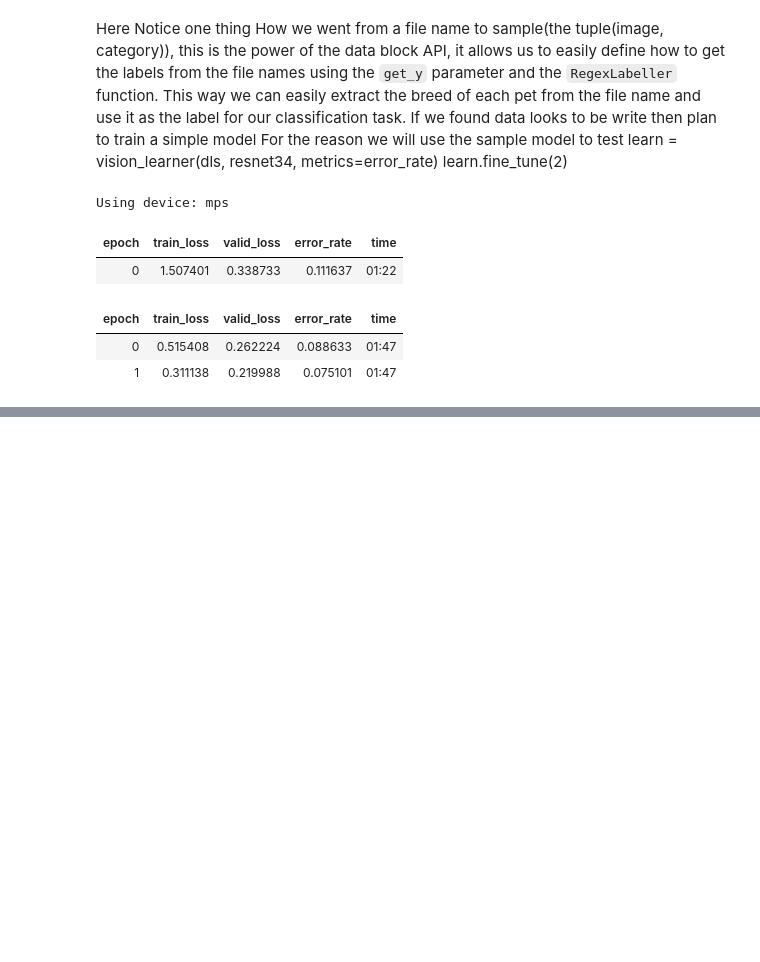
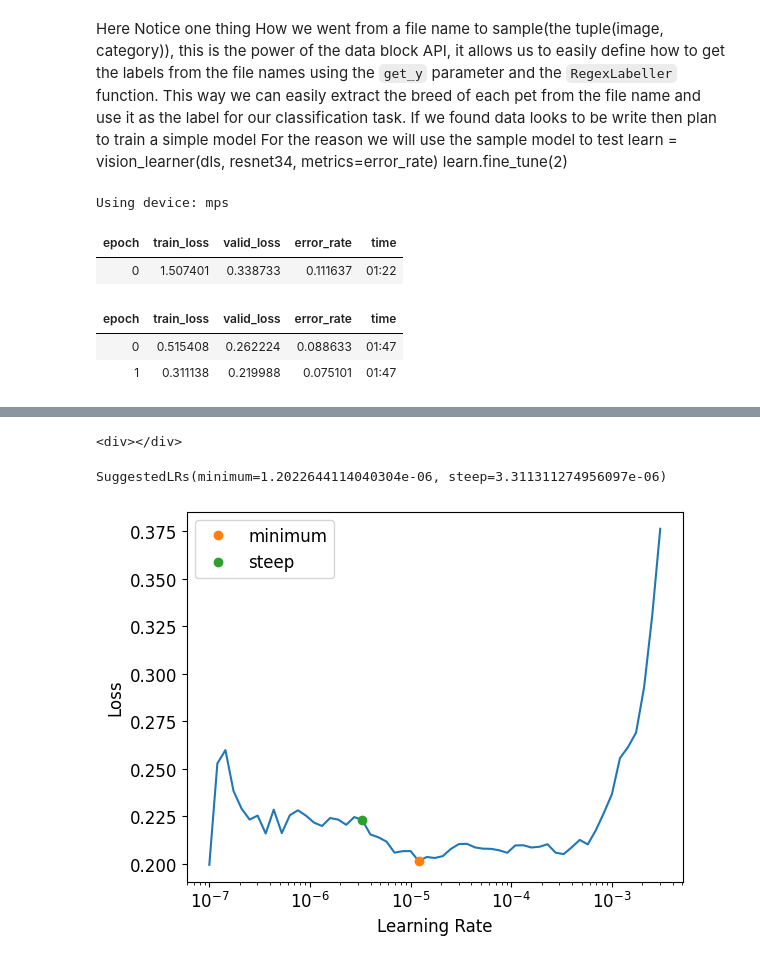
Before and after one commit to manojbaliyan16/project26, a Jupyter notebook: notebooks/5_pet_breads_CAT_Dog_Classifier.ipynb, the cells around one changed output, grey strips where cells are left out. Saved outputs shown, nothing was run; the diff lists cells and outputs as text; code cells hidden in the pictures; blank space fills up the shorter version.

```diff
--- a/notebooks/5_pet_breads_CAT_Dog_Classifier.ipynb
+++ b/notebooks/5_pet_breads_CAT_Dog_Classifier.ipynb
@@ -468,0 +687,3 @@ RuntimeError: Expected all tensors to be on the same device, but found at least
+# %%
+learn = vision_learner(dls, resnet34, metrics=error_rate)
+learn.fine_tune(2, base_lr=3e-3)
@@ -468,0 +696,6 @@ RuntimeError: Expected all tensors to be on the same device, but found at least
+# %%
+learn.lr_find(suggest_funcs=(minimum, steep))
+# %% [output]
+<div></div>
+SuggestedLRs(minimum=1.2022644114040304e-06, steep=3.311311274956097e-06)
+[figure, added]
```
Also changed, not shown: parts of 56 cells of this notebook, 3 other files.
